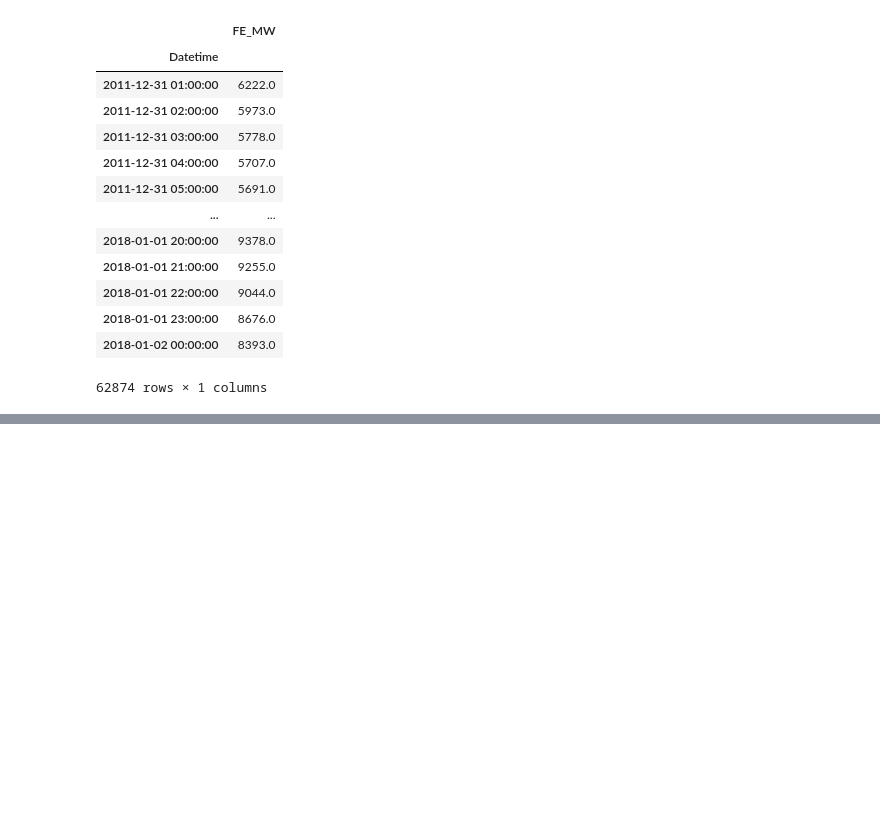
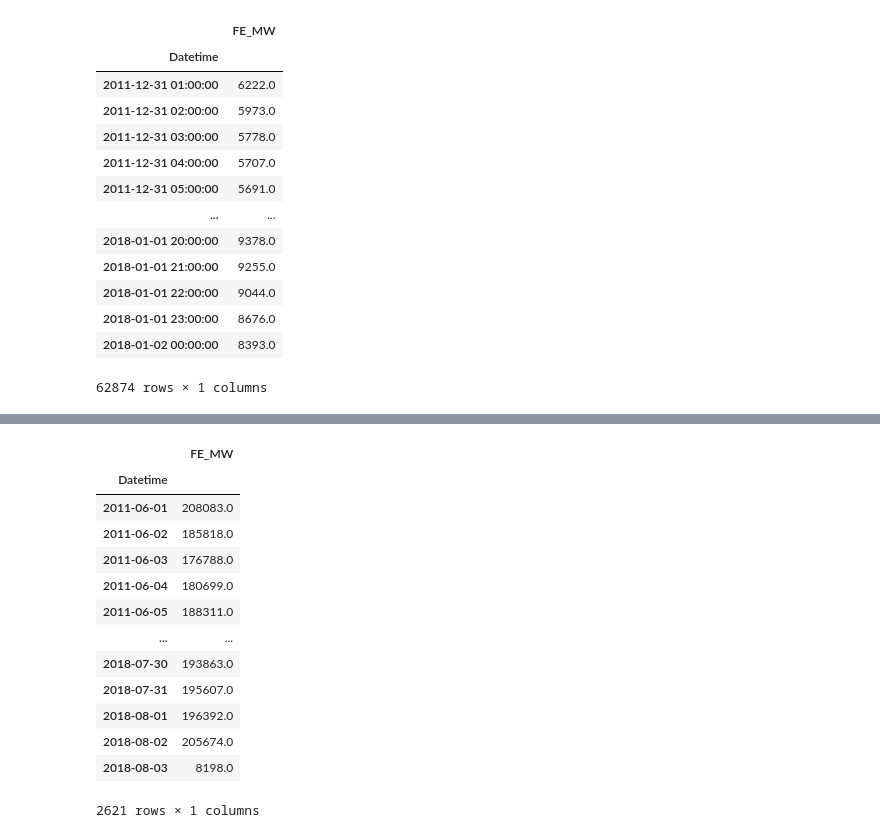
Before and after one commit to lukejjacobs/PJM-Energy-Consumption--Stock-Data, a Jupyter notebook: Energy_AI.ipynb, the cells around one changed output, grey strips where cells are left out. Cells and saved outputs as stored; diff of their text form; code cells hidden in the pictures; blank space fills up the shorter version.

```diff
--- a/Energy_AI.ipynb
+++ b/Energy_AI.ipynb
@@ -13,6 +6,0 @@ spark: SparkSession = SparkSession.builder.appName("SparkSQL").config("spark.dri
-# %%
-companies = ['AEP', 'COMED, DAYTON', 'DEOK', 'DOM', 'DUQ', 'EKPC', 'FE', 'NI', 'PJME', 'PJMW']
-for company in companies:
-    base_PJM_url = f'C:/Users/lukej/OneDrive/Documents/GitHub/PJM-Energy-Consumption--Stock-Data/Resources/PJM/{company}_hourly.csv'
-    spark.sparkContext.addFile(base_PJM_url)
-    company = spark.read.csv(SparkFiles.get(f'{company}_hourly.csv"'), header=True, inferSchema=True)
@@ -51,0 +38,6 @@ dfs['FE']
+# %%
+# making data into data
+for company in companies:
+    dfs[company].index = pd.to_datetime(dfs[company].index)
+
+dfs['FE'].index
@@ -63,3 +66,22 @@ dfs_plots = {company: dfs[company].hvplot.line(x = 'index',
 dfs_plots['FE']
 # %% [output]
 [interactive output not drawn]
+# %%
+# making datetime into days
+resampled = {company: dfs[company].resample('D').sum() for company in companies}
+resampled['FE']
+# %% [output]
+|  | FE_MW |
+| Datetime |  |
+| 2011-06-01 | 208083.0 |
+| 2011-06-02 | 185818.0 |
+| 2011-06-03 | 176788.0 |
+| 2011-06-04 | 180699.0 |
+| 2011-06-05 | 188311.0 |
+| ... | ... |
+| 2018-07-30 | 193863.0 |
+| 2018-07-31 | 195607.0 |
+| 2018-08-01 | 196392.0 |
+| 2018-08-02 | 205674.0 |
+| 2018-08-03 | 8198.0 |
+2621 rows × 1 columns
```
Also changed, not shown: parts of 13 cells of this notebook, 1 other file.
